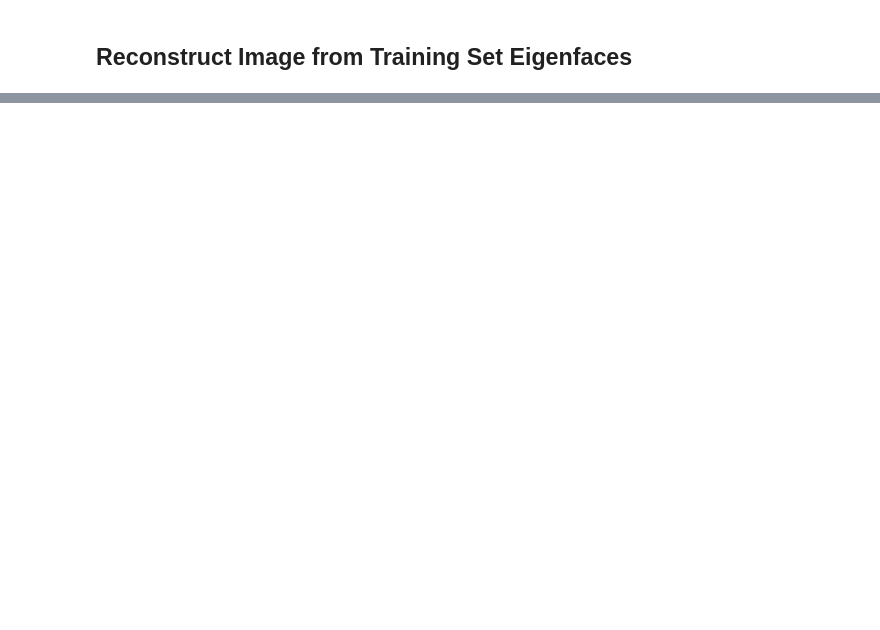
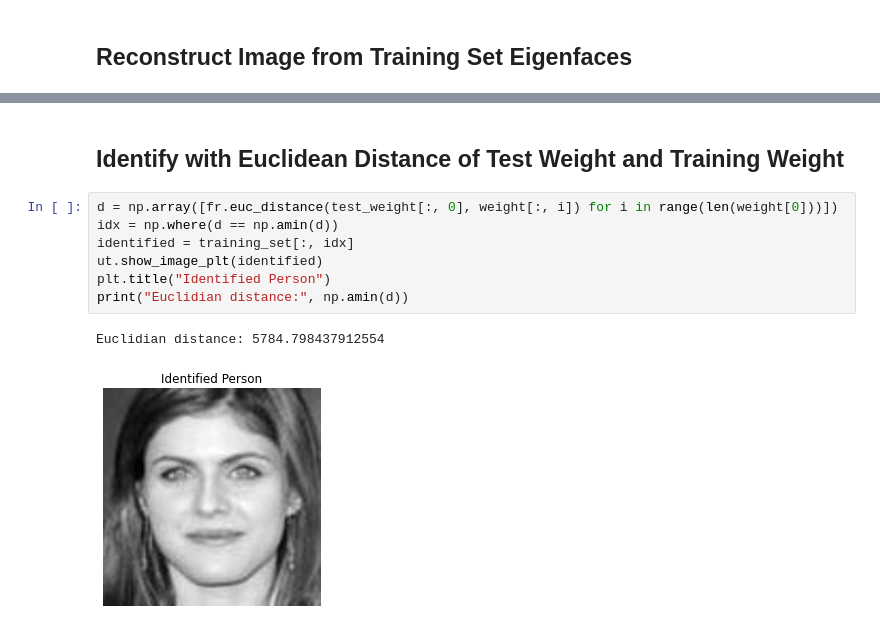
Before and after one commit to AlifioDitya/Algeo02-21142, a Jupyter notebook: src/main.ipynb, the cells around one changed output, grey strips where cells are left out. Drawn from its saved outputs; the diff is of its cells as text; blank space fills up the shorter version.

```diff
--- a/src/main.ipynb
+++ b/src/main.ipynb
@@ -71,0 +84,12 @@ Text(0.5, 1.0, 'Reconstruction')
+# %% [markdown]
+## Identify with Euclidean Distance of Test Weight and Training Weight
+# %%
+d = np.array([fr.euc_distance(test_weight[:, 0], weight[:, i]) for i in range(len(weight[0]))])
+idx = np.where(d == np.amin(d))
+identified = training_set[:, idx]
+ut.show_image_plt(identified)
+plt.title("Identified Person")
+print("Euclidian distance:", np.amin(d))
+# %% [output]
+Euclidian distance: 5784.798437912554
+[figure, added]
```
Also changed, not shown: parts of 8 cells of this notebook.
